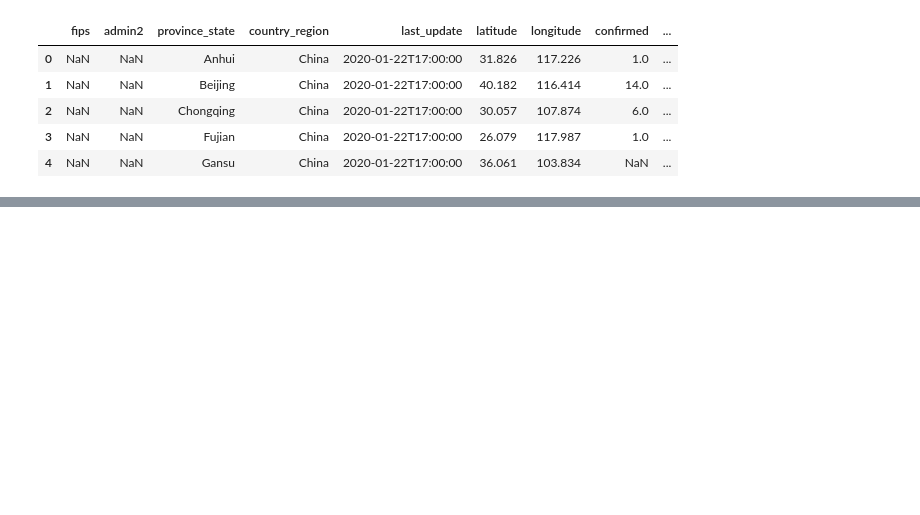
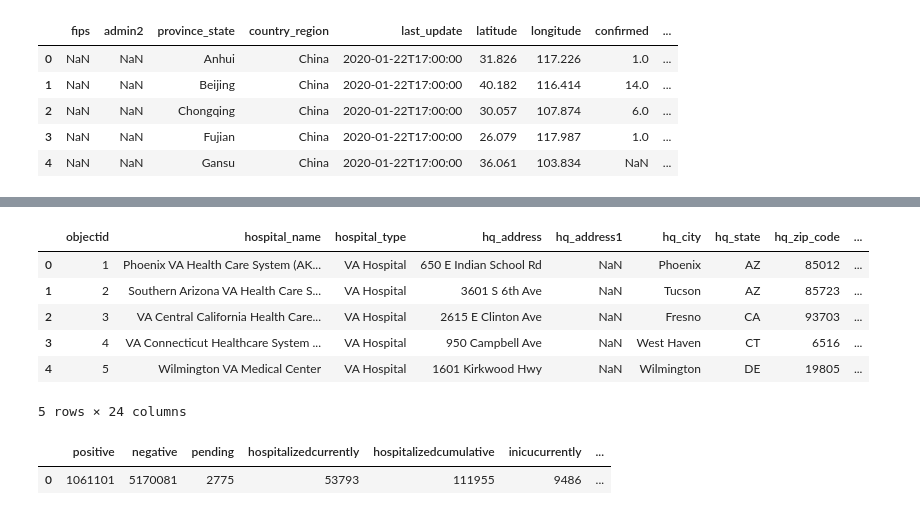
Before and after one commit to fafugah1/Covid19-Redshift-Warehouse, a Jupyter notebook: src/test.ipynb, the cells around one changed output, grey strips where cells are left out. Drawn from its saved outputs; the diff is of its cells as text; code cells hidden in the pictures; blank space fills up the shorter version.

```diff
--- a/src/test.ipynb
+++ b/src/test.ipynb
@@ -59,0 +214,24 @@ df.head()
+# %%
+temp_file_location: str = "hospital_beds.csv"
+s3_client = boto3.client(
+    "s3",
+    aws_access_key_id=AWS_ACCESS_KEY,
+    aws_secret_access_key=AWS_SECRET_KEY,
+    region_name=AWS_REGION,
+)
+s3_client.download_file(
+    S3_BUCKET_NAME,
+    f"{S3_OUTPUT_DIRECTORY}/{query_response['QueryExecutionId']}.csv",
+    temp_file_location,
+)
+hospital_beds = pd.read_csv(temp_file_location)
+# %%
+hospital_beds.head()
+# %% [output]
+|  | objectid | hospital_name | hospital_type | hq_address | hq_address1 | hq_city | hq_state | hq_zip_code | ... |
+| 0 | 1 | Phoenix VA Health Care System (AK... | VA Hospital | 650 E Indian School Rd | NaN | Phoenix | AZ | 85012 | ... |
+| 1 | 2 | Southern Arizona VA Health Care S... | VA Hospital | 3601 S 6th Ave | NaN | Tucson | AZ | 85723 | ... |
+| 2 | 3 | VA Central California Health Care... | VA Hospital | 2615 E Clinton Ave | NaN | Fresno | CA | 93703 | ... |
+| 3 | 4 | VA Connecticut Healthcare System ... | VA Hospital | 950 Campbell Ave | NaN | West Haven | CT | 6516 | ... |
+| 4 | 5 | Wilmington VA Medical Center | VA Hospital | 1601 Kirkwood Hwy | NaN | Wilmington | DE | 19805 | ... |
+5 rows × 24 columns
@@ -59,0 +260,5 @@ df.head()
+# %%
+us_total_latest.head()
+# %% [output]
+|  | positive | negative | pending | hospitalizedcurrently | hospitalizedcumulative | inicucurrently | ... |
+| 0 | 1061101 | 5170081 | 2775 | 53793 | 111955 | 9486 | ... |
```
Also changed, not shown: parts of 57 cells of this notebook.
